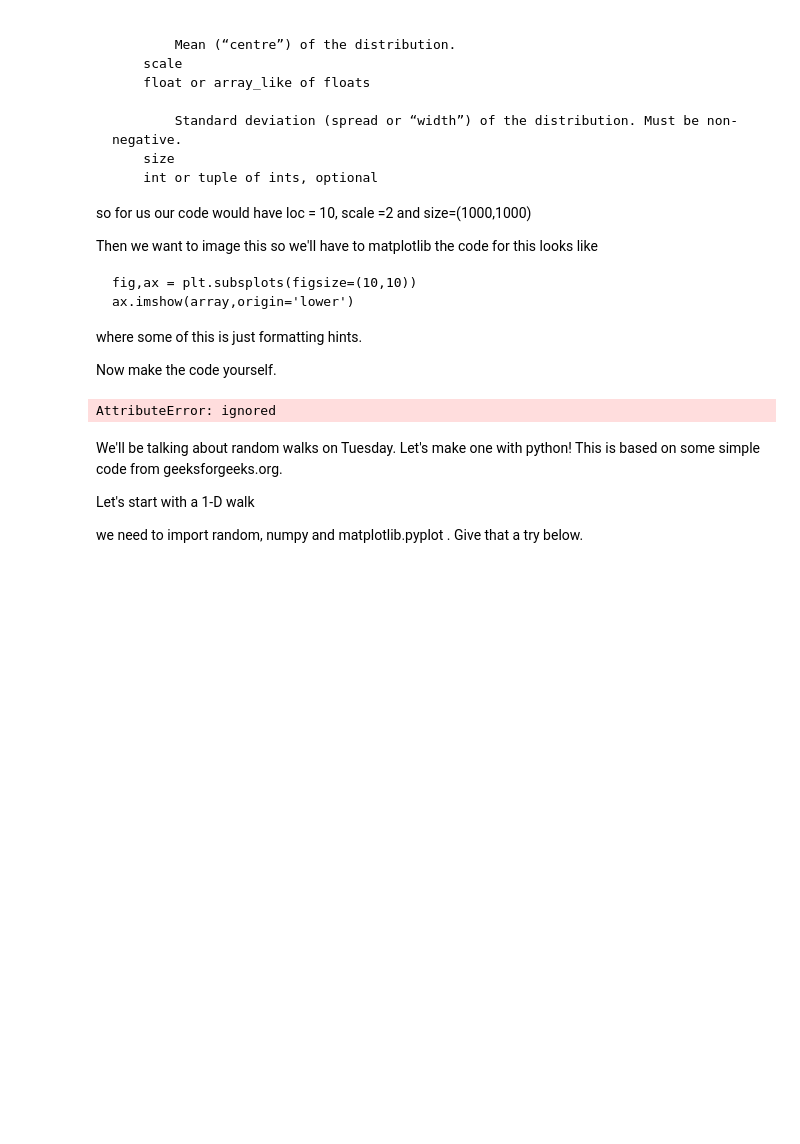
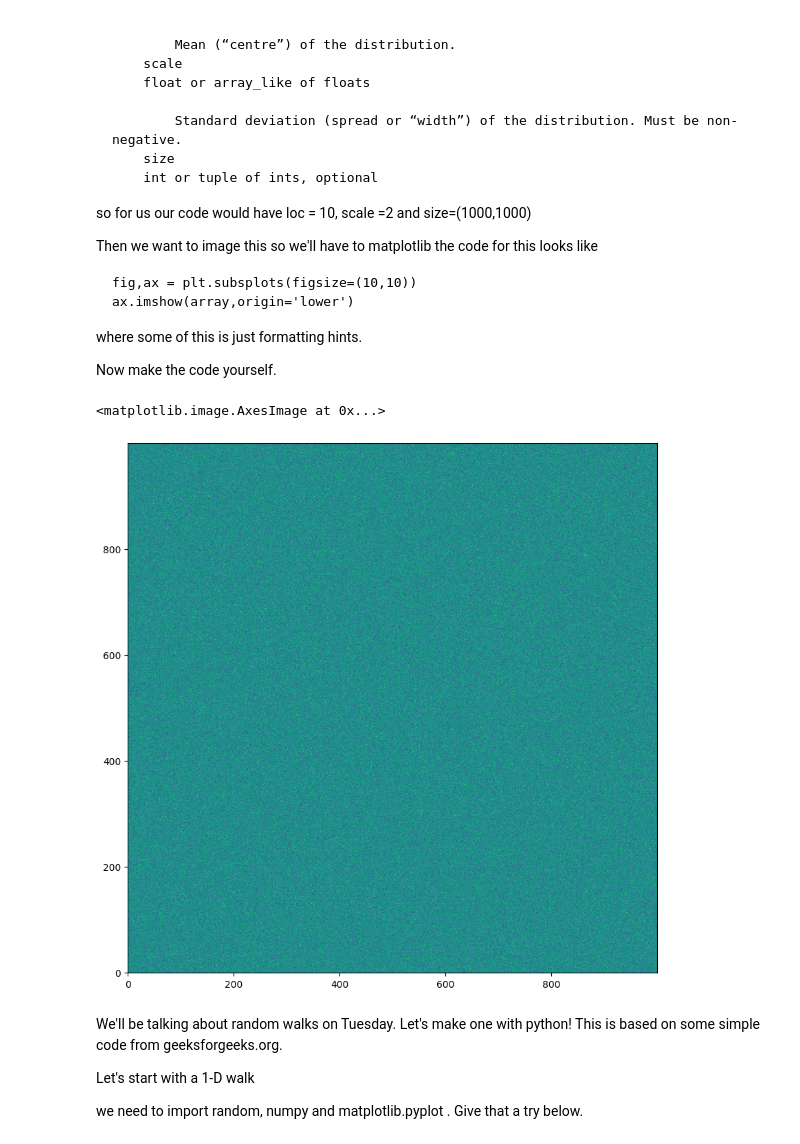
Before and after one commit to RandleRaccoon/PHYS_3025, a Jupyter notebook: PHYS3025_Activty2.ipynb, the cells around one changed output. Cells and saved outputs as stored; diff of their text form; code cells hidden in the pictures; blank space fills up the shorter version.

```diff
--- a/PHYS3025_Activty2.ipynb
+++ b/PHYS3025_Activty2.ipynb
@@ -80,13 +80,13 @@ where some of this is just formatting hints.
 Now make the code yourself.
 # %%
 # code here
-np.random.normal(loc=10, scale=2, size=(1000,1000))
+array = np.random.normal(loc=10, scale=2, size=(1000,1000))
 
-with np.random.loc, scale, size:
-  fig,ax = plt.subsplots(figsize=(10,10))
-  ax.imshow(array,origin='lower')
+fig,ax = plt.subplots(figsize=(10,10))
+ax.imshow(array,origin='lower')
 # %% [output]
-AttributeError: ignored
+<matplotlib.image.AxesImage at 0x...>
+[figure, added]
 # %% [markdown]
 We'll be talking about random walks on Tuesday. Let's make one with python!
 This is based on some simple code from geeksforgeeks.org.
```
Also changed, not shown: parts of 4 cells of this notebook.
